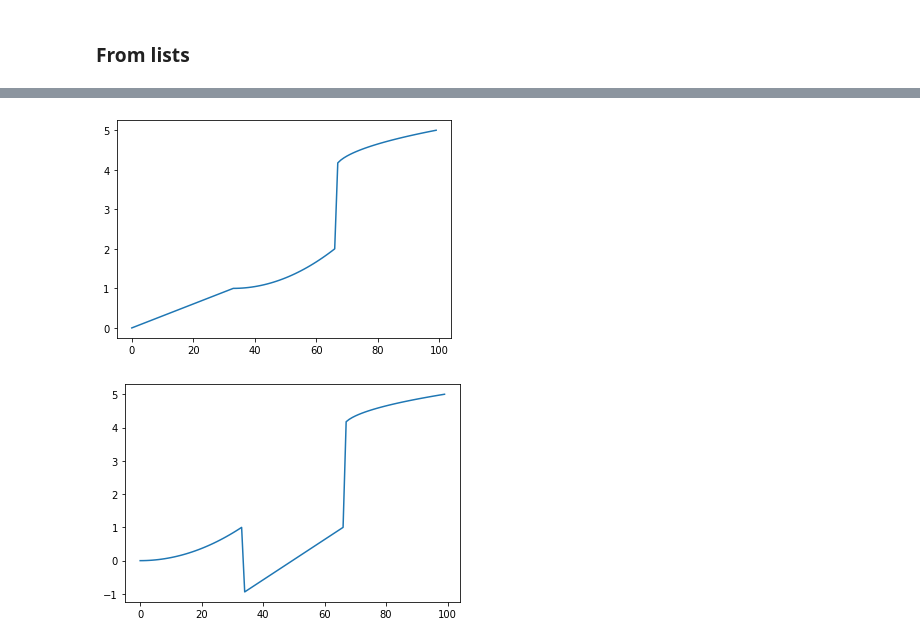
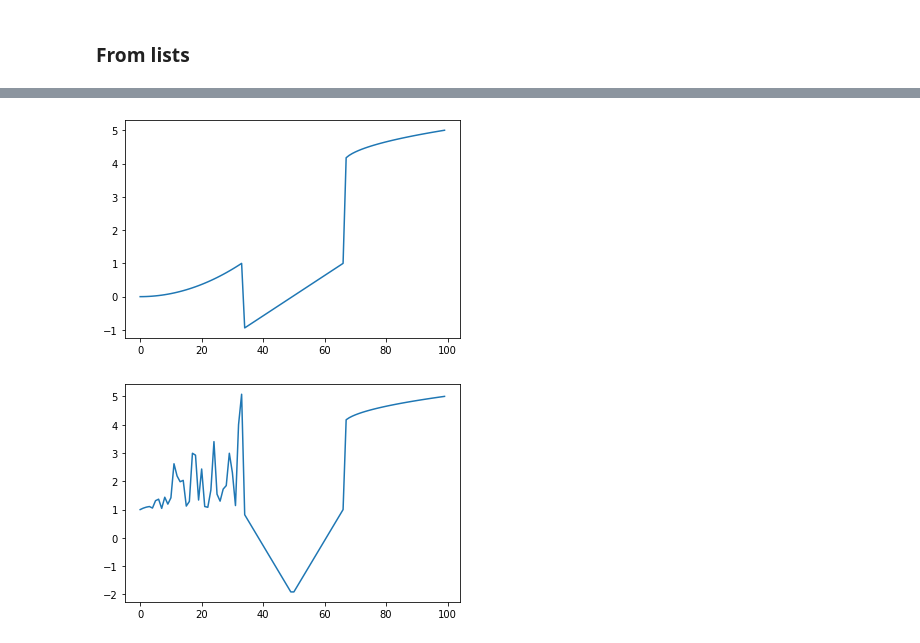
Before and after one commit to danlessa/signal_composer, a Jupyter notebook: examples/simple_signal.ipynb, the cells around one changed output, grey strips where cells are left out. Cells and saved outputs as stored; diff of their text form; code cells hidden in the pictures.

```diff
--- a/examples/simple_signal.ipynb
+++ b/examples/simple_signal.ipynb
@@ -64,10 +76,5 @@ signals = [
 ]
 
 composed_signal = Signal.compose_from_list(signals)
-
-N_x = 10
-x = list(range(N_x))
-y = composed_signal(N_x)
-plt.plot(x, y)
-plt.show()
+plot_signal(composed_signal)
 # %% [output]
@@ -75,14 +81,0 @@ plt.show()
-# %%
-signals = [
-    (1, 0.8, 0.2),
-    (0.2, -0.2, 0.2, -0.2),
-    (-0.2, 2)
-]
-
-composed_signal = Signal.compose_from_list(signals)
-
-N_x = 10
-x = list(range(N_x))
-y = composed_signal(N_x)
-plt.plot(x, y)
-plt.show()
@@ -91,32 +82,22 @@ plt.show()
 # %%
 signals = [
-    lambda x: x,
-    lambda x: 1 + x ** 2,
+    lambda x: x ** 2,
+    [-1, 0, 1],
     lambda x: 4 + x ** (1/2)
 ]
 
 composed_signal = Signal.compose_from_list(signals)
-
-N_x = 100
-x = list(range(N_x))
-y = composed_signal(N_x)
-plt.plot(x, y)
-plt.show()
+plot_signal(composed_signal)
 # %% [output]
-[figure, old version]
+[figure, new version]
 # %%
 signals = [
-    lambda x: x ** 2,
-    [-1, 0, 1],
+    lambda x: 1 + 5 * np.random.random() * x,
+    [1, -2, 1],
     lambda x: 4 + x ** (1/2)
 ]
 
 composed_signal = Signal.compose_from_list(signals)
-
-N_x = 100
-x = list(range(N_x))
-y = composed_signal(N_x)
-plt.plot(x, y)
-plt.show()
+plot_signal(composed_signal)
 # %% [output]
-[figure, old version]
+[figure, new version]
```
Also changed, not shown: parts of 5 cells of this notebook, 8 other files.
